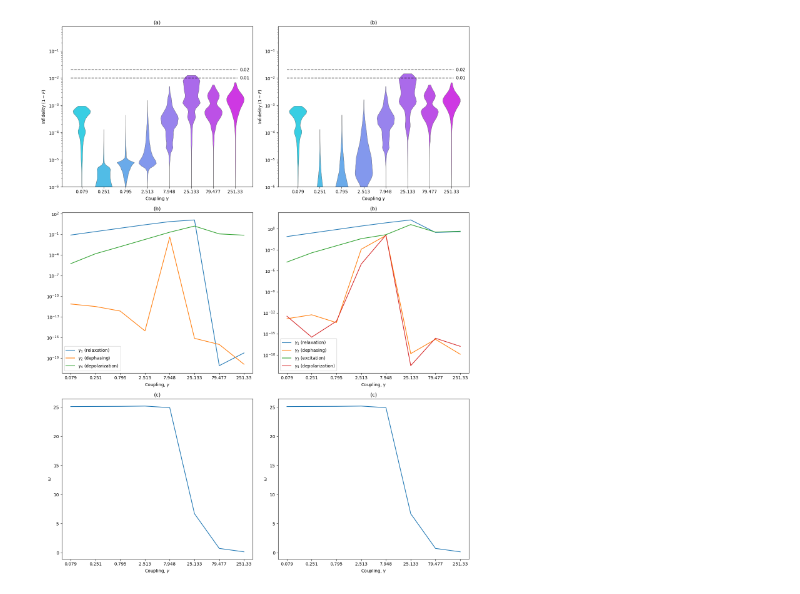
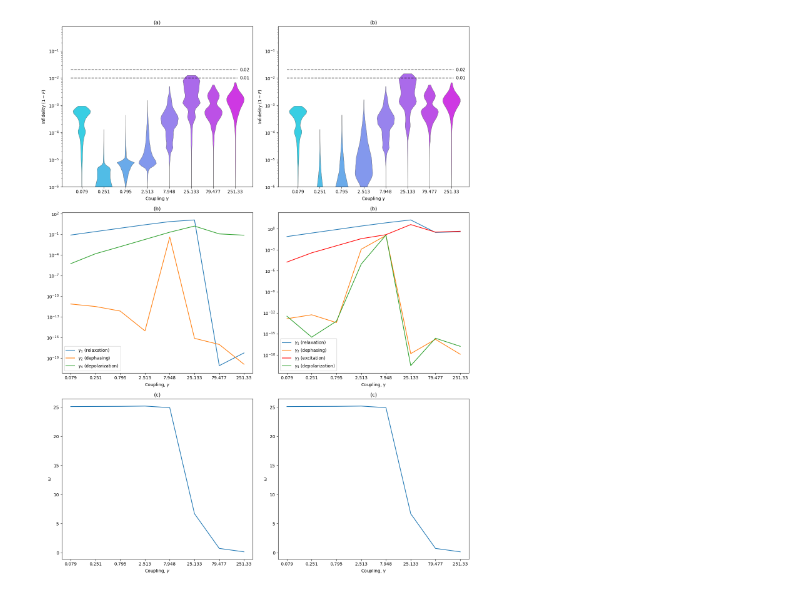
Before and after one commit to zpopovych/OQSID-thesis, a Jupyter notebook: POP_LME_6/07_violin_and_processes.ipynb, the cells around one changed output. Cells and saved outputs as stored; diff of their text form; code cells hidden in the pictures.

Commit message:
exitation red 2

```diff
--- a/POP_LME_6/07_violin_and_processes.ipynb
+++ b/POP_LME_6/07_violin_and_processes.ipynb
@@ -121,32 +121,32 @@ log_infidelity_from_gamma_ax(axs[0,1], df6, "(b)")
 axs[1,0].semilogy(gammas,relaxation5,  label=r"$\gamma_1$ (relaxation)")
 axs[1,0].semilogy(de_phasing5, label=r"$\gamma_2$ (dephasing)")
 
 axs[1,0].semilogy(de_polarisation5, label=r"$\gamma_4$ (depolarization)")
 axs[1,0].set_xlabel(r'Coupling, $\gamma$')
 axs[1,0].set_title('(b)')
 axs[1,0].legend()
 
 axs[2,0].plot(gammas, omega5)
 axs[2,0].set_title("(c)")
 axs[2,0].set_ylabel(r"$\omega$")
 axs[2,0].set_xlabel(r'Coupling, $\gamma$')
 
 axs[1,1].semilogy(gammas,relaxation6,  label=r"$\gamma_1$ (relaxation)")
 axs[1,1].semilogy(de_phasing6, label=r"$\gamma_2$ (dephasing)")
-axs[1,1].semilogy(exitation6, label=r"$\gamma_3$ (excitation)")
+axs[1,1].semilogy(exitation6, label=r"$\gamma_3$ (excitation)", color="red")
 axs[1,1].semilogy(de_polarisation6, label=r"$\gamma_4$ (depolarization)")
 axs[1,1].set_xlabel(r'Coupling, $\gamma$')
 axs[1,1].set_title('(b)')
 axs[1,1].legend()
 
 axs[2,1].plot(gammas, omega6)
 axs[2,1].set_title("(c)")
 axs[2,1].set_ylabel(r"$\omega$")
 axs[2,1].set_xlabel(r'Coupling, $\gamma$')
 
 plt.tight_layout()
 plt.show()
 
 fig.savefig("Infidelity_vs_prococesses_LME_6.pdf")
 # %% [output]
-[figure, old version]
+[figure, new version]
```
